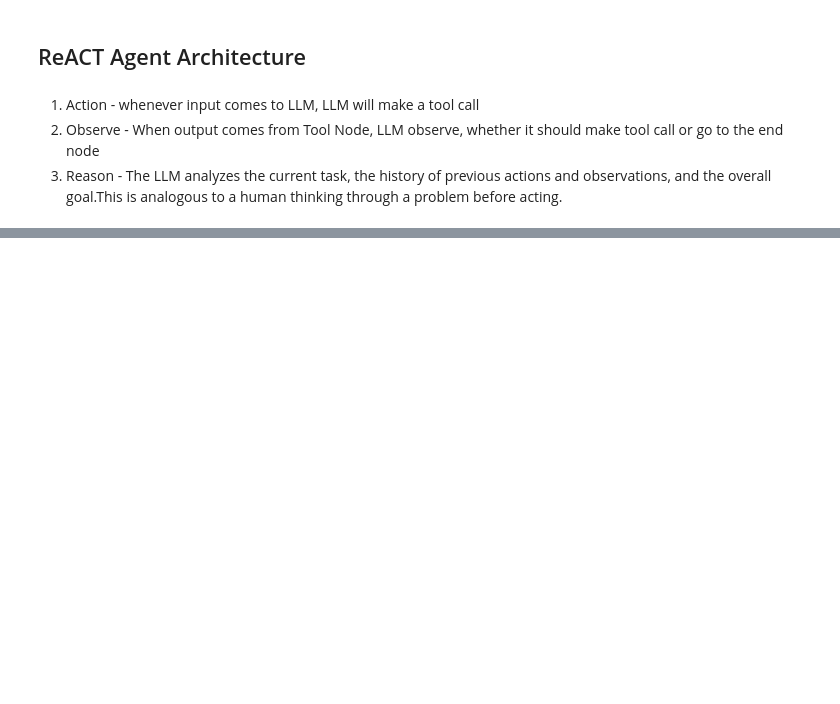
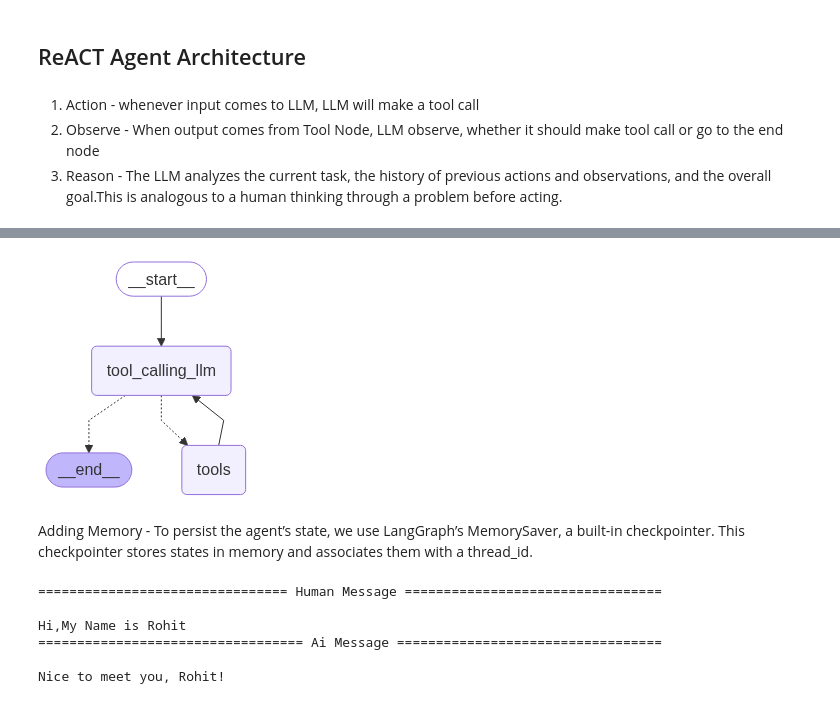
Before and after one commit to RohitRP22/Agentic_AI_repo, a Jupyter notebook: basic_chatbot/basic_chatbot.ipynb, the cells around one changed output, grey strips where cells are left out. Cells and saved outputs as stored; diff of their text form; code cells hidden in the pictures; blank space fills up the shorter version.

Commit message:
Adding Memory to the Agentic Graph

```diff
--- a/basic_chatbot/basic_chatbot.ipynb
+++ b/basic_chatbot/basic_chatbot.ipynb
@@ -322,0 +372,27 @@ for message in response['messages']:
+# %%
+memory = MemorySaver()
+builder = StateGraph(state)
+builder.add_node(
+    "tool_calling_llm",
+    tool_calling_llm
+)
+builder.add_node(
+    "tools",
+    ToolNode(tools)
+)
+# add the edges to the graph
+builder.add_edge(START, "tool_calling_llm")
+builder.add_conditional_edges("tool_calling_llm", tools_condition)
+# if the tool calling LLM returns a tool call, it will go to the tools node
+# if the LLM does not return a tool call, it will go to the END state
+builder.add_edge("tools", "tool_calling_llm")
+
+#compile the graph with memory
+graph = builder.compile(checkpointer=memory)
+# %%
+display(Image(graph.get_graph().draw_mermaid_png()))
+# %% [output]
+[figure, added]
+# %% [markdown]
+Adding Memory -
+To persist the agent’s state, we use LangGraph’s MemorySaver, a built-in checkpointer. This checkpointer stores states in memory and associates them with a thread_id.
@@ -322,0 +403,10 @@ for message in response['messages']:
+# %%
+for message in response['messages']:
+    message.pretty_print()
+# %% [output]
+================================ Human Message =================================
+
+Hi,My Name is Rohit
+================================== Ai Message ==================================
+
+Nice to meet you, Rohit!
```
Also changed, not shown: parts of 21 cells of this notebook.
